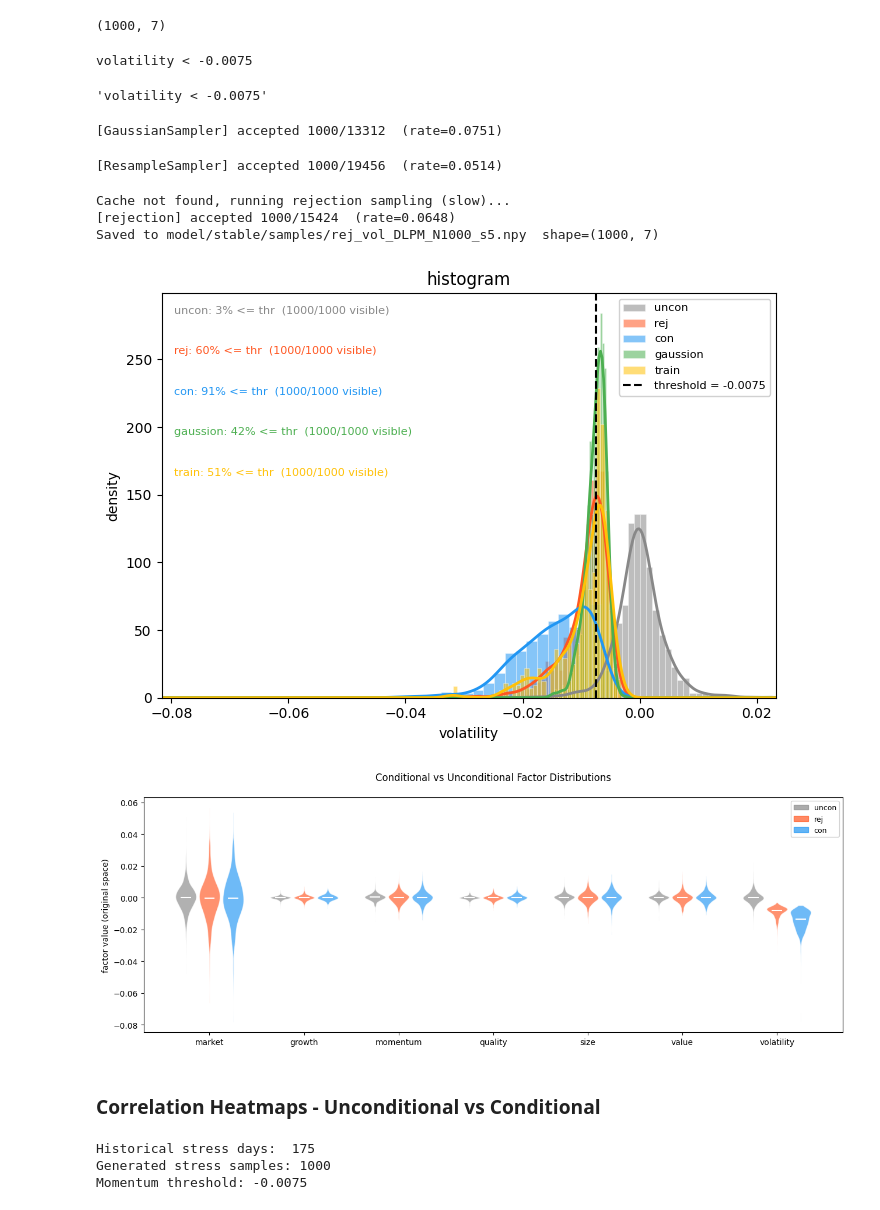
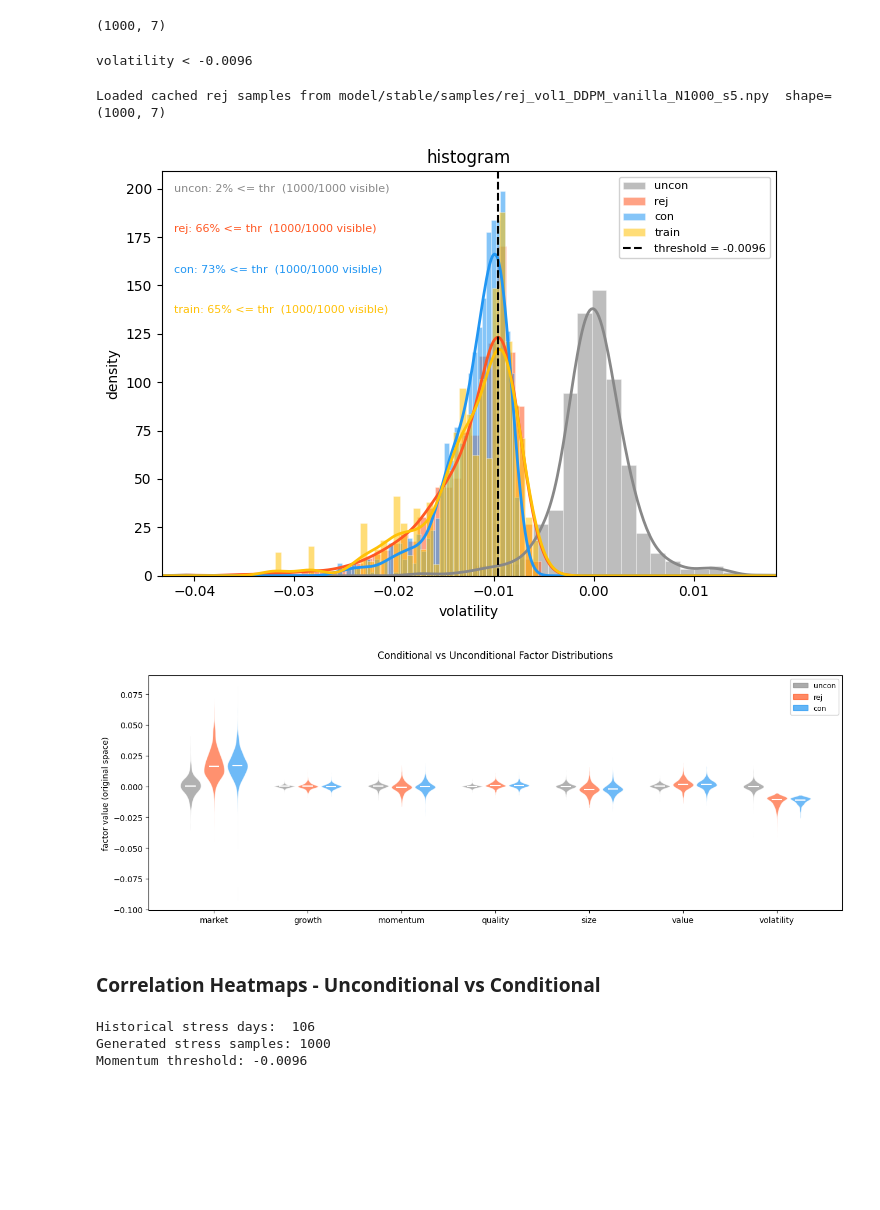
Before and after one commit to yryMax/TailEnhancedFinDiff, a Jupyter notebook: conditional_evaluation.ipynb, the cells around one changed output. Drawn from its saved outputs; the diff is of its cells as text; code cells hidden in the pictures; blank space fills up the shorter version.

```diff
--- a/conditional_evaluation.ipynb
+++ b/conditional_evaluation.ipynb
@@ -117,7 +137,7 @@ maxns
 GUIDANCE_S = 5 # guidance scale
 N = 1000 # sample number
 train_model = load_model(f"{PREFIX}")
-diffusionScenario = ScenarioGenerator(train_model, DiffusionSampler(CHECKPOINT, _cfg, guidance_scale = GUIDANCE_S))
+diffusionScenario = ScenarioGenerator(train_model, DiffusionSampler(CHECKPOINT, DEVICE, guidance_scale=GUIDANCE_S))
 # %% [output]
 https://scikit-learn.org/stable/model_persistence.html#security-maintainability-limitations
   warnings.warn(
@@ -127,33 +147,25 @@ uncon.shape
 # %% [output]
 (1000, 7)
 # %%
-#momentum < 3% quantile
-q3   = np.percentile(uncon, 3,  axis=0)
+#momentum < 1% quantile
+q3   = -0.0096
 qmin = uncon.min(axis=0)
 fidx = FACTOR_NAMES.index("volatility")
 
-lower003_fn  = make_cond_fn((qmin[fidx], q3[fidx]), diffusionScenario.sampler.scaler, fidx)
+lower003_fn  = make_cond_fn((qmin[fidx], q3), diffusionScenario.sampler.scaler, fidx)
 lower003 = diffusionScenario.cond_factor_generate(N, lower003_fn)
 print(lower003_fn.label)
 # %% [output]
-volatility < -0.0075
+volatility < -0.0096
-# %%
-lower003_fn.label
-# %% [output]
-'volatility < -0.0075'
 # %%
 gaussion_model = load_model("model/Gaussion")
 gaussionScenario = ScenarioGenerator(gaussion_model, GaussianSampler(gaussion_model.F, diffusionScenario.sampler.scaler, guidance_scale=GUIDANCE_S))
 sampled_gaussian = gaussionScenario.cond_factor_generate(N, lower003_fn)
-# %% [output]
-[GaussianSampler] accepted 1000/13312  (rate=0.0751)
 # %%
 resampledScenario = ScenarioGenerator(train_model, ResampleSampler(train_model.F, diffusionScenario.sampler.scaler, guidance_scale=GUIDANCE_S))
 sampled_train = resampledScenario.cond_factor_generate(N, lower003_fn)
-# %% [output]
-[ResampleSampler] accepted 1000/19456  (rate=0.0514)
 # %%
-REJ_CACHE = f"{PREFIX}/samples/rej_vol_{_cfg['ckpt_name']}_N{N}_s{GUIDANCE_S}.npy"
+REJ_CACHE = f"{PREFIX}/samples/rej_vol1_{_cfg['ckpt_name']}_N{N}_s{GUIDANCE_S}.npy"
 if os.path.exists(REJ_CACHE):
     rej = np.load(REJ_CACHE)
     print(f"Loaded cached rej samples from {REJ_CACHE}  shape={rej.shape}")
@@ -169,9 +181,7 @@ else:
     np.save(REJ_CACHE, rej)
     print(f"Saved to {REJ_CACHE}  shape={rej.shape}")
 # %% [output]
-Cache not found, running rejection sampling (slow)...
-[rejection] accepted 1000/15424  (rate=0.0648)
-Saved to model/stable/samples/rej_vol_DLPM_N1000_s5.npy  shape=(1000, 7)
+Loaded cached rej samples from model/stable/samples/rej_vol1_DDPM_vanilla_N1000_s5.npy  shape=(1000, 7)
 # %%
 COLORS = {
     "uncon":     "#888888",
@@ -183,20 +193,20 @@ COLORS = {
 # %%
 datasets_hist = [
     ("uncon", uncon,    COLORS["uncon"]),
     ("rej",   rej,      COLORS["rej"]),
     ("con",   lower003, COLORS["con"]),
-    ("gaussion", sampled_gaussian, COLORS["gaussion"]),
+  #  ("gaussion", sampled_gaussian, COLORS["gaussion"]),
     ("train", sampled_train, COLORS["train"]),
 ]
 all_data = np.concatenate([d[:, fidx] for _, d, _ in datasets_hist])
 full_lim = (all_data.min() - abs(all_data.min()) * 0.05,
             all_data.max() + abs(all_data.max()) * 0.05)
 fig2, ax_full = plt.subplots(figsize=(7, 5))
-plot_vol_panel(ax_full, full_lim, "histogram", datasets_hist, fidx=fidx, threshold=q3[fidx])
+plot_vol_panel(ax_full, full_lim, "histogram", datasets_hist, fidx=fidx, threshold=q3)
 fig2.tight_layout()
 plt.show()
 # %% [output]
-[figure, old version]
+[figure, new version]
 # %%
 datasets = [
     ("uncon", uncon,    COLORS["uncon"]),
@@ -235,7 +245,7 @@ ax.legend(handles=handles, fontsize=9, framealpha=0.9)
 fig.tight_layout()
 plt.show()
 # %% [output]
-[figure, old version]
+[figure, new version]
 # %% [markdown]
 ### Correlation Heatmaps - Unconditional vs Conditional
 # %%
@@ -255,7 +265,7 @@ hist = hist[[c for c in hist.columns if c in FACTOR_NAMES]]
 hist = hist[FACTOR_NAMES]   # align column order
 
 # --- filter historical days matching condition: momentum < q3[fidx] ---
-mom_thresh = q3[fidx]       # same threshold used to generate lower003
+mom_thresh = q3       # same threshold used to generate lower003
 hist_stress = hist[hist.iloc[:, fidx] < mom_thresh].values
 gen_stress  = lower003      # (N, FACTOR_DIM)
 
@@ -263,9 +273,9 @@ print(f"Historical stress days:  {len(hist_stress)}")
 print(f"Generated stress samples: {len(gen_stress)}")
 print(f"Momentum threshold: {mom_thresh:.4f}")
 # %% [output]
-Historical stress days:  175
+Historical stress days:  106
 Generated stress samples: 1000
-Momentum threshold: -0.0075
+Momentum threshold: -0.0096
 # %%
 methods_to_plot = [
     ("Historical",      hist_stress,      "#FF5722",      "-",  0.35),
```
Also changed, not shown: parts of 8 cells of this notebook, 7 other files.
